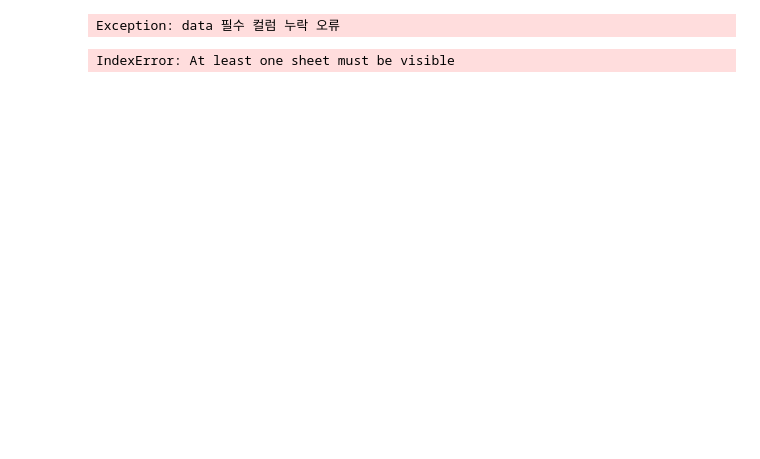
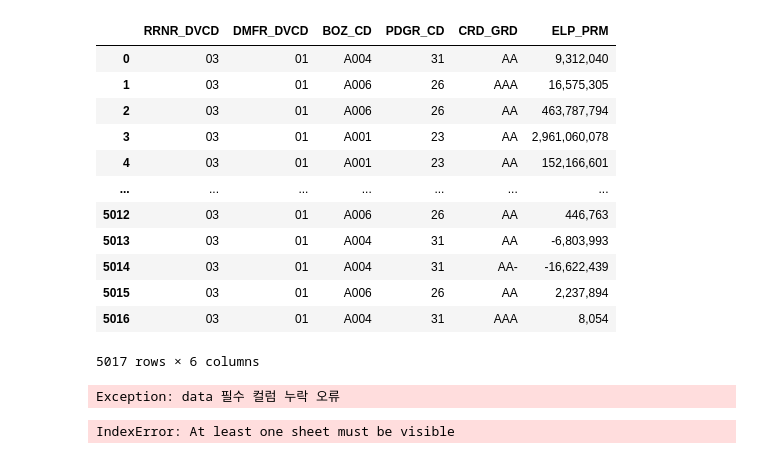
Before and after one commit to lee3jjang/qis4, a Jupyter notebook: 보험가격준비금위험액_일반.ipynb, the cells around one changed output. Drawn from its saved outputs; the diff is of its cells as text; code cells hidden in the pictures; blank space fills up the shorter version.

```diff
--- a/보험가격준비금위험액_일반.ipynb
+++ b/보험가격준비금위험액_일반.ipynb
@@ -91,33 +91,75 @@ BASE_YYMM = '202012'
 일반_출재_미경과보험료_가공['P_NP_DVCD'] = clsf_p_np_dvcd(일반_출재_미경과보험료_가공)
 일반_출재_미경과보험료_가공['CRD_GRD'] = clsf_crd_grd(일반_출재_미경과보험료_가공, 재보험자_국내신용등급)
 일반_출재_미경과보험료_가공.rename(columns={'RN_URND_PRM': 'URND_PRM'}, inplace=True)
 일반_출재_미경과보험료_가공 = 일반_출재_미경과보험료_가공[['RRNR_DVCD', 'DMFR_DVCD', 'BOZ_CD', 'PDGR_CD', 'INER_CHN_DVCD', 'CNTR_CATG_CD', 'P_NP_DVCD', 'CMSN_DVCD', 'CRD_GRD', 'URND_PRM']]
 일반_출재_미경과보험료_가공.drop('INER_CHN_DVCD', axis=1, inplace=True) # (2021.07.25) INER_CHN_DVCD 현재 안 사용하므로 삭제
 
 일반_미경과보험료_가공 = pd.concat([일반_원수_미경과보험료_가공, 일반_출재_미경과보험료_가공], axis=0).reset_index(drop=True)
 
 ## 예정보험료
 일반_원수_예정보험료_가공 = 일반_원수_예정보험료.copy()
 일반_원수_예정보험료_가공['RRNR_DVCD'] = clsf_rrnr_dvcd(일반_원수_예정보험료_가공)
 일반_원수_예정보험료_가공['DMFR_DVCD'] = clsf_dmfr_dvcd(일반_원수_예정보험료_가공)
 일반_원수_예정보험료_가공['BOZ_CD'] = clsf_boz_cd(일반_원수_예정보험료_가공, 일반_상품정보)
 일반_원수_예정보험료_가공['PDGR_CD'] = clsf_pdgr_cd(일반_원수_예정보험료_가공, 일반_상품정보)
 일반_원수_예정보험료_가공['CRD_GRD'] = '#'
 일반_원수_예정보험료_가공.rename(columns = {'OGL_EPCT_PRM': 'EPCT_PRM'}, inplace=True)
 일반_원수_예정보험료_가공 = 일반_원수_예정보험료_가공[['RRNR_DVCD', 'DMFR_DVCD', 'BOZ_CD', 'PDGR_CD', 'INER_CHN_DVCD', 'CRD_GRD', 'EPCT_PRM']]
 일반_원수_예정보험료_가공.drop('INER_CHN_DVCD', axis=1, inplace=True) # (2021.07.25) INER_CHN_DVCD 현재 안 사용하므로 삭제
 
 일반_출재_예정보험료_가공 = 일반_출재_예정보험료.copy()
 일반_출재_예정보험료_가공['RRNR_DVCD'] = '03'
 일반_출재_예정보험료_가공['DMFR_DVCD'] = clsf_dmfr_dvcd(일반_출재_예정보험료_가공)
 일반_출재_예정보험료_가공['BOZ_CD'] = clsf_boz_cd(일반_출재_예정보험료_가공, 일반_상품정보)
 일반_출재_예정보험료_가공['PDGR_CD'] = clsf_pdgr_cd(일반_출재_예정보험료_가공, 일반_상품정보)
 일반_출재_예정보험료_가공['CRD_GRD'] = clsf_crd_grd(일반_출재_예정보험료_가공, 재보험자_국내신용등급)
 일반_출재_예정보험료_가공.rename(columns = {'RN_EPCT_PRM': 'EPCT_PRM'}, inplace=True)
 일반_출재_예정보험료_가공 = 일반_출재_예정보험료_가공[['RRNR_DVCD', 'DMFR_DVCD', 'BOZ_CD', 'PDGR_CD', 'INER_CHN_DVCD', 'CRD_GRD', 'EPCT_PRM']]
 일반_출재_예정보험료_가공.drop('INER_CHN_DVCD', axis=1, inplace=True) # (2021.07.25) INER_CHN_DVCD 현재 안 사용하므로 삭제
 
 일반_예정보험료_가공 = pd.concat([일반_원수_예정보험료_가공, 일반_출재_예정보험료_가공], axis=0).reset_index(drop=True)
+
+## 직전1년경과보험료
+# 일반_원수_직전1년경과보험료_가공 = 일반_원수_직전1년경과보험료.copy()
+# 일반_원수_직전1년경과보험료_가공['RRNR_DVCD'] = clsf_rrnr_dvcd(일반_원수_직전1년경과보험료_가공)
+# 일반_원수_직전1년경과보험료_가공['DMFR_DVCD'] = clsf_dmfr_dvcd(일반_원수_직전1년경과보험료_가공)
+# 일반_원수_직전1년경과보험료_가공['CNTR_CATG_CD'] = clsf_cntr_catg_cd(일반_원수_직전1년경과보험료_가공, 국가그룹)
+# 일반_원수_직전1년경과보험료_가공['BOZ_CD'] = clsf_boz_cd(일반_원수_직전1년경과보험료_가공, 일반_상품정보)
+# 일반_원수_직전1년경과보험료_가공['PDGR_CD'] = clsf_pdgr_cd(일반_원수_직전1년경과보험료_가공, 일반_상품정보)
+# 일반_원수_직전1년경과보험료_가공['P_NP_DVCD'] = clsf_p_np_dvcd(일반_원수_직전1년경과보험료_가공)
+# 일반_원수_직전1년경과보험료_가공['CRD_GRD'] = '#'
+# 일반_원수_직전1년경과보험료_가공.rename(columns = {'OGL_ELP_PRM': 'ELP_PRM'}, inplace=True)
+# 일반_원수_직전1년경과보험료_가공 = 일반_원수_직전1년경과보험료_가공[['RRNR_DVCD', 'DMFR_DVCD', 'BOZ_CD', 'PDGR_CD', 'INER_CHN_DVCD', 'CRD_GRD', 'ELP_PRM']]
+# 일반_원수_직전1년경과보험료_가공.drop('INER_CHN_DVCD', axis=1, inplace=True) # (2021.07.25) INER_CHN_DVCD 현재 안 사용하므로 삭제
+
+일반_출재_직전1년경과보험료_가공 = 일반_출재_직전1년경과보험료.copy()
+일반_출재_직전1년경과보험료_가공['RRNR_DVCD'] = '03'
+일반_출재_직전1년경과보험료_가공['DMFR_DVCD'] = clsf_dmfr_dvcd(일반_출재_직전1년경과보험료_가공)
+일반_출재_직전1년경과보험료_가공['CNTR_CATG_CD'] = clsf_cntr_catg_cd(일반_출재_직전1년경과보험료_가공, 국가그룹)
+일반_출재_직전1년경과보험료_가공['BOZ_CD'] = clsf_boz_cd(일반_출재_직전1년경과보험료_가공, 일반_상품정보)
+일반_출재_직전1년경과보험료_가공['PDGR_CD'] = clsf_pdgr_cd(일반_출재_직전1년경과보험료_가공, 일반_상품정보)
+일반_출재_직전1년경과보험료_가공['P_NP_DVCD'] = clsf_p_np_dvcd(일반_출재_직전1년경과보험료_가공)
+일반_출재_직전1년경과보험료_가공['CRD_GRD'] = clsf_crd_grd(일반_출재_직전1년경과보험료_가공, 재보험자_국내신용등급)
+일반_출재_직전1년경과보험료_가공.rename(columns = {'RN_ELP_PRM': 'ELP_PRM'}, inplace=True)
+일반_출재_직전1년경과보험료_가공 = 일반_출재_직전1년경과보험료_가공[['RRNR_DVCD', 'DMFR_DVCD', 'BOZ_CD', 'PDGR_CD', 'INER_CHN_DVCD', 'CRD_GRD', 'ELP_PRM']]
+일반_출재_직전1년경과보험료_가공.drop('INER_CHN_DVCD', axis=1, inplace=True) # (2021.07.25) INER_CHN_DVCD 현재 안 사용하므로 삭제
+
+# 일반_직전1년경과보험료_가공 = pd.concat([일반_원수_직전1년경과보험료_가공, 일반_출재_직전1년경과보험료_가공], axis=0).reset_index(drop=True)
+일반_출재_직전1년경과보험료_가공
+# %% [output]
+|  | RRNR_DVCD | DMFR_DVCD | BOZ_CD | PDGR_CD | CRD_GRD | ELP_PRM |
+| 0 | 03 | 01 | A004 | 31 | AA | 9,312,040 |
+| 1 | 03 | 01 | A006 | 26 | AAA | 16,575,305 |
+| 2 | 03 | 01 | A006 | 26 | AA | 463,787,794 |
+| 3 | 03 | 01 | A001 | 23 | AA | 2,961,060,078 |
+| 4 | 03 | 01 | A001 | 23 | AA | 152,166,601 |
+| ... | ... | ... | ... | ... | ... | ... |
+| 5012 | 03 | 01 | A006 | 26 | AA | 446,763 |
+| 5013 | 03 | 01 | A004 | 31 | AA | -6,803,993 |
+| 5014 | 03 | 01 | A004 | 31 | AA- | -16,622,439 |
+| 5015 | 03 | 01 | A006 | 26 | AA | 2,237,894 |
+| 5016 | 03 | 01 | A004 | 31 | AAA | 8,054 |
+5017 rows × 6 columns
 # %%
 # 데이터 전처리
 ## 직전1년경과보험료
```
